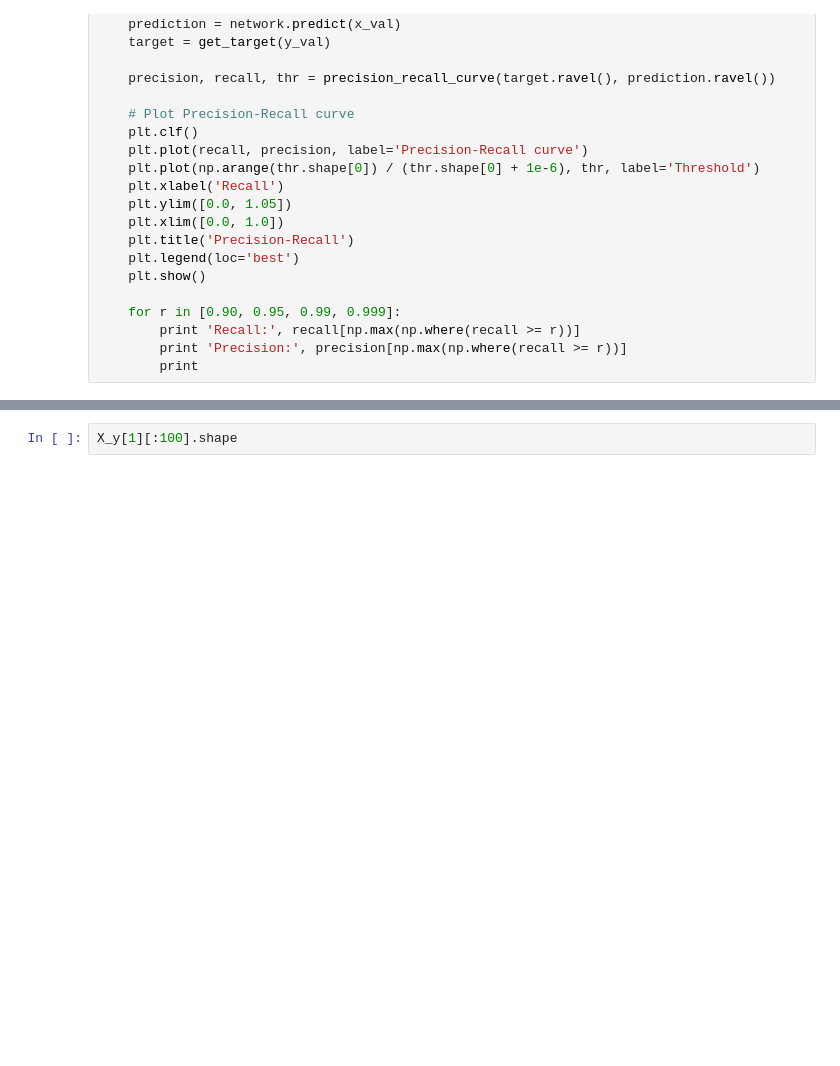
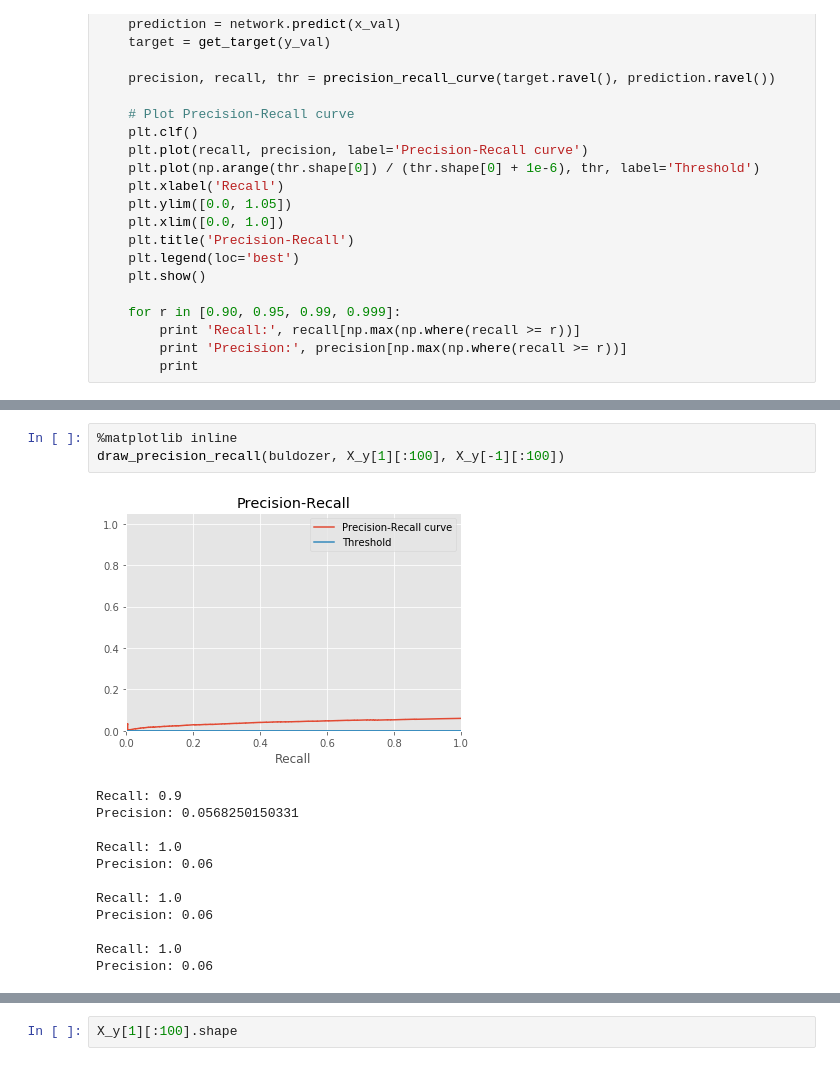
Before and after one commit to Aelphy/buldozer_revenge, a Jupyter notebook: evals/Big trigger.ipynb, the cells around one changed output, grey strips where cells are left out. Saved outputs shown, nothing was run; the diff lists cells and outputs as text; blank space fills up the shorter version.

```diff
--- a/evals/Big trigger.ipynb
+++ b/evals/Big trigger.ipynb
@@ -367,3 +363,19 @@ buldozer.load('../weights/', 'buldozer_big')
+# %%
+%matplotlib inline
+draw_precision_recall(buldozer, X_y[1][:100], X_y[-1][:100])
+# %% [output]
+[figure, added]
+Recall: 0.9
+Precision: 0.0568250150331
+
+Recall: 1.0
+Precision: 0.06
+
+Recall: 1.0
+Precision: 0.06
+
+Recall: 1.0
+Precision: 0.06
 # %%
 %matplotlib inline
 draw_precision_recall(buldozer, X_y[1][:100], X_y[-1][:100])
```
Also changed, not shown: parts of 12 cells of this notebook, 6 other files.
